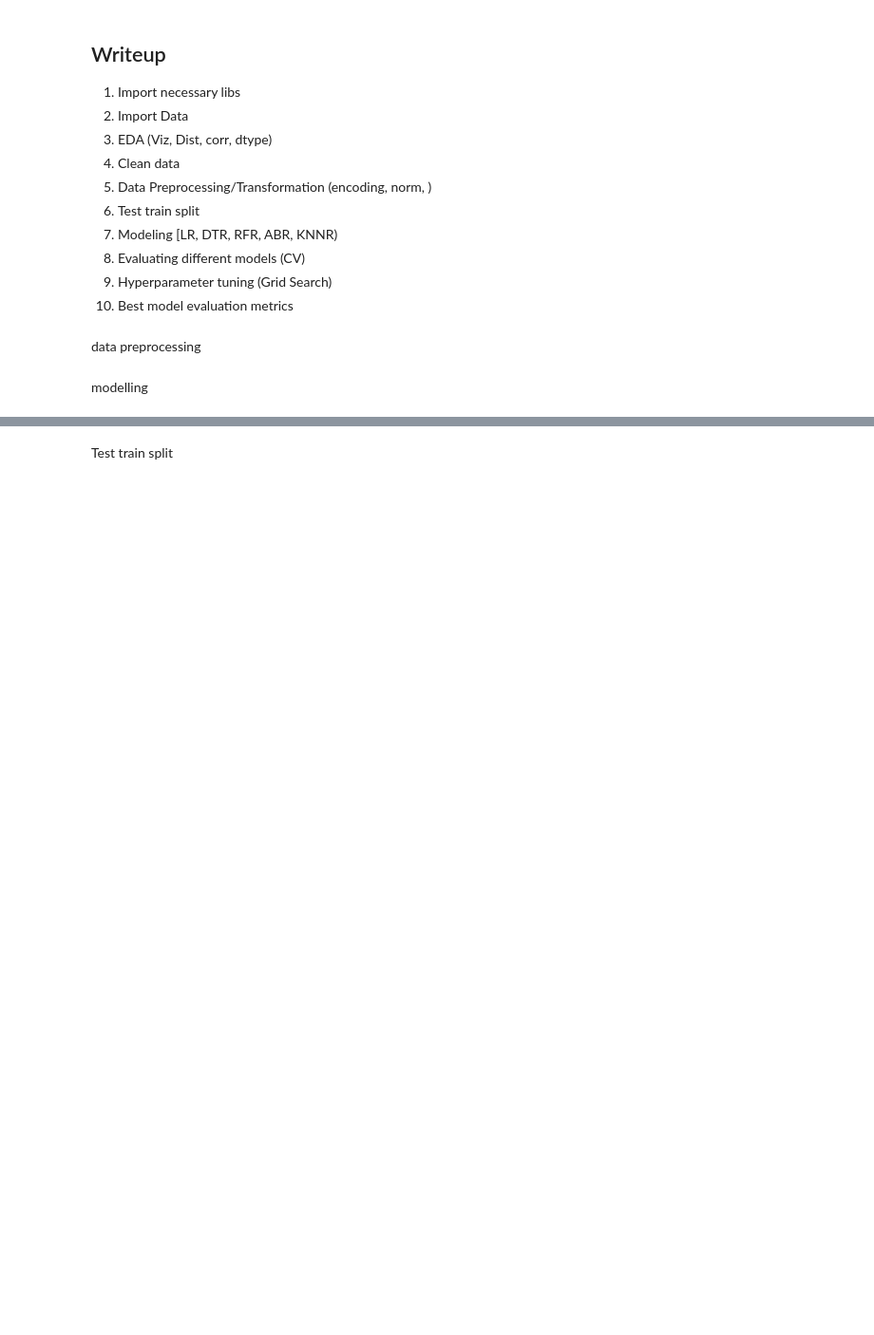
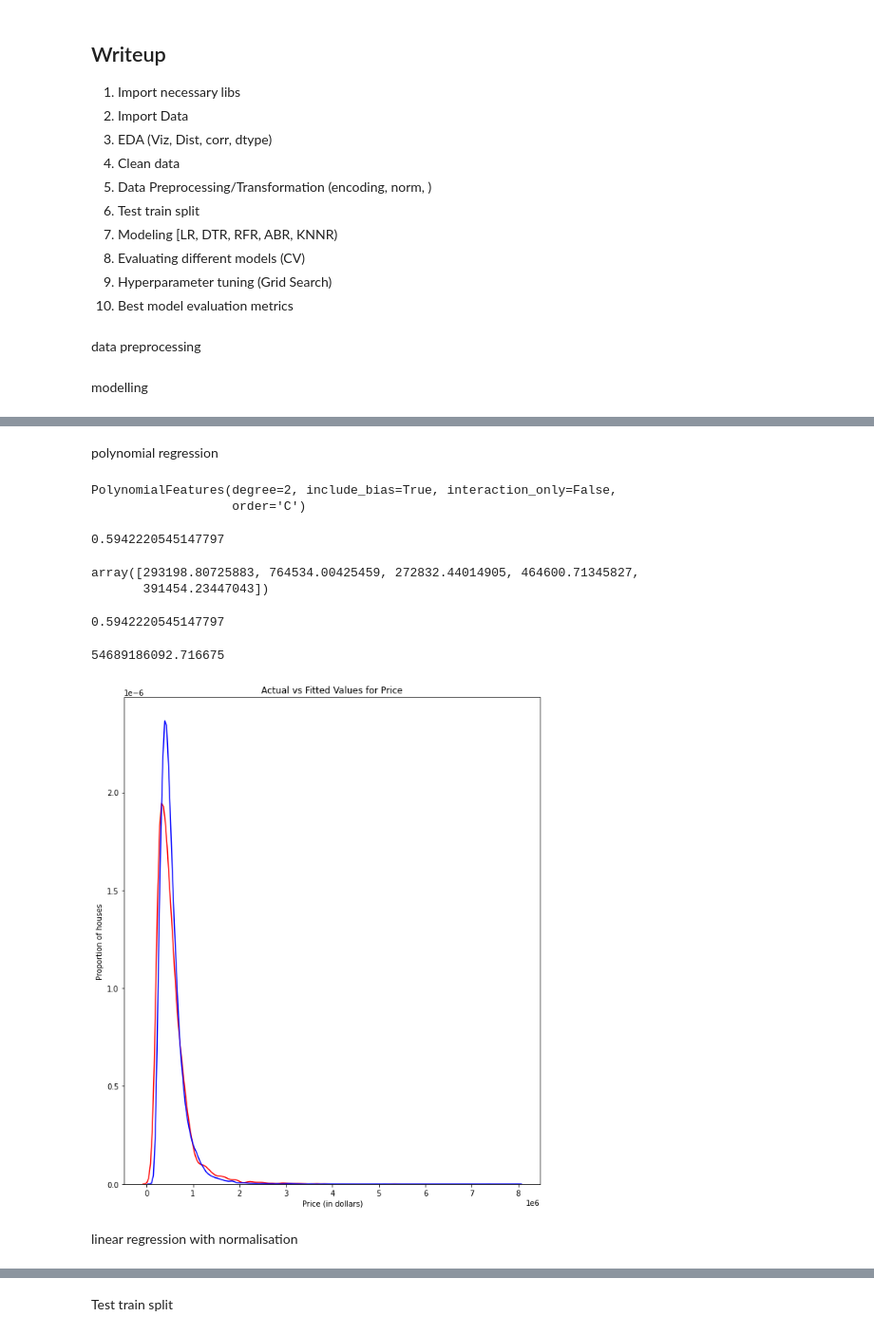
Before and after one commit to snehaangeline/Machine-Learning-algorithms, a Jupyter notebook: Project_1_House_Price_Prediction_Regression.ipynb, the cells around one changed output, grey strips where cells are left out. Shown at 95% size. Saved outputs shown, nothing was run; the diff lists cells and outputs as text; code cells hidden in the pictures; blank space fills up the shorter version.

```diff
--- a/Project_1_House_Price_Prediction_Regression.ipynb
+++ b/Project_1_House_Price_Prediction_Regression.ipynb
@@ -206,0 +234,49 @@ lr.score(X, Y)
+# %% [markdown]
+polynomial regression
+# %%
+from sklearn.preprocessing import PolynomialFeatures
+pr=PolynomialFeatures(degree=2)
+pr
+# %% [output]
+PolynomialFeatures(degree=2, include_bias=True, interaction_only=False,
+                   order='C')
+# %%
+X=df[['sqft_living','sqft_above','bedrooms','bathrooms','yr_built']]
+Y=df['price']
+# %%
+X_pr=pr.fit_transform(X)
+# %%
+lr = LinearRegression()
+lr.fit(X_pr,Y)
+lr.score(X_pr, Y)
+# %% [output]
+0.5942220545147797
+# %%
+yhat=lr.predict(X_pr)
+yhat[0:5]
+# %% [output]
+array([293198.80725883, 764534.00425459, 272832.44014905, 464600.71345827,
+       391454.23447043])
+# %%
+r2_score(Y,yhat)
+# %% [output]
+0.5942220545147797
+# %%
+mean_squared_error(Y, yhat)
+# %% [output]
+54689186092.716675
+# %%
+plt.figure(figsize=(10,12))
+
+ax1 = sns.distplot(df['price'], hist=False, color="r", label="Actual Value") # hist=True
+sns.distplot(yhat, hist=False, color="b", label="Fitted Values" , ax=ax1)
+
+
+plt.title('Actual vs Fitted Values for Price')
+plt.xlabel('Price (in dollars)')
+plt.ylabel('Proportion of houses')
+
+plt.show()
+plt.close()
+# %% [output]
+[figure, added]
@@ -206,0 +287,2 @@ lr.score(X, Y)
+# %% [markdown]
+linear regression with normalisation
```
Also changed, not shown: parts of 71 cells of this notebook.
